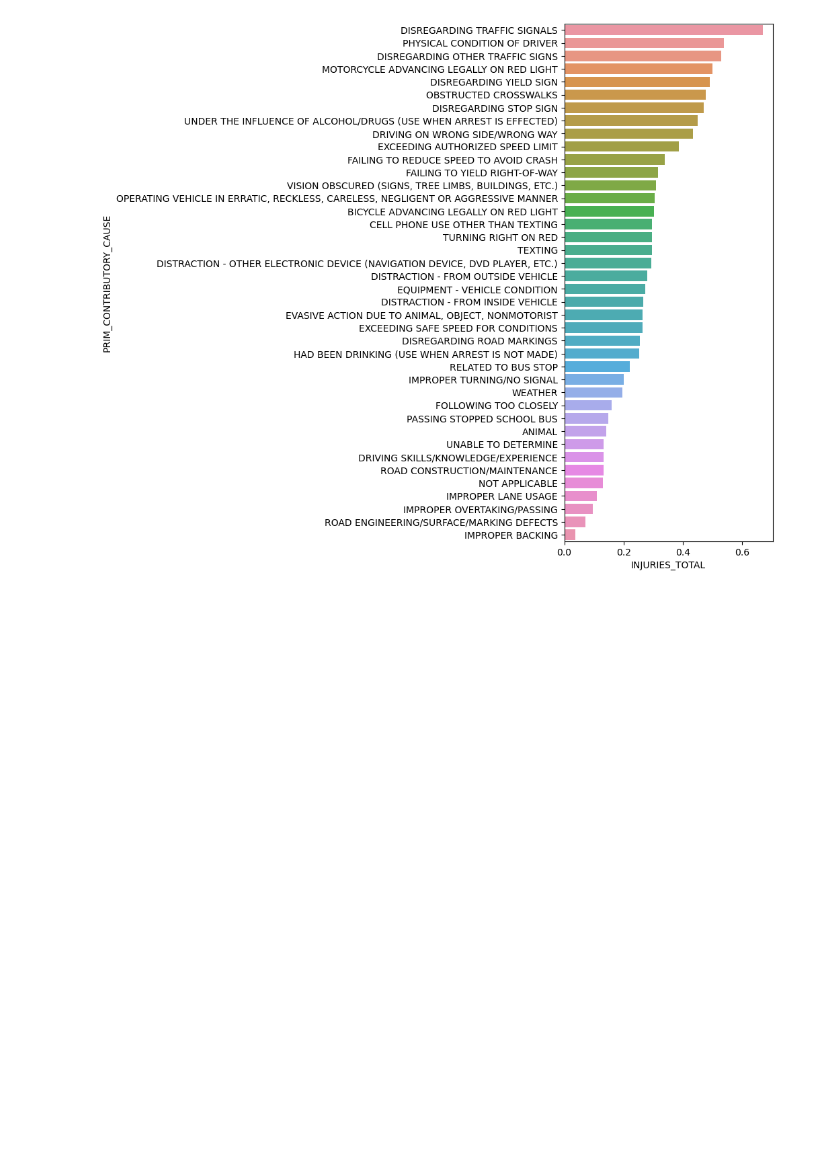
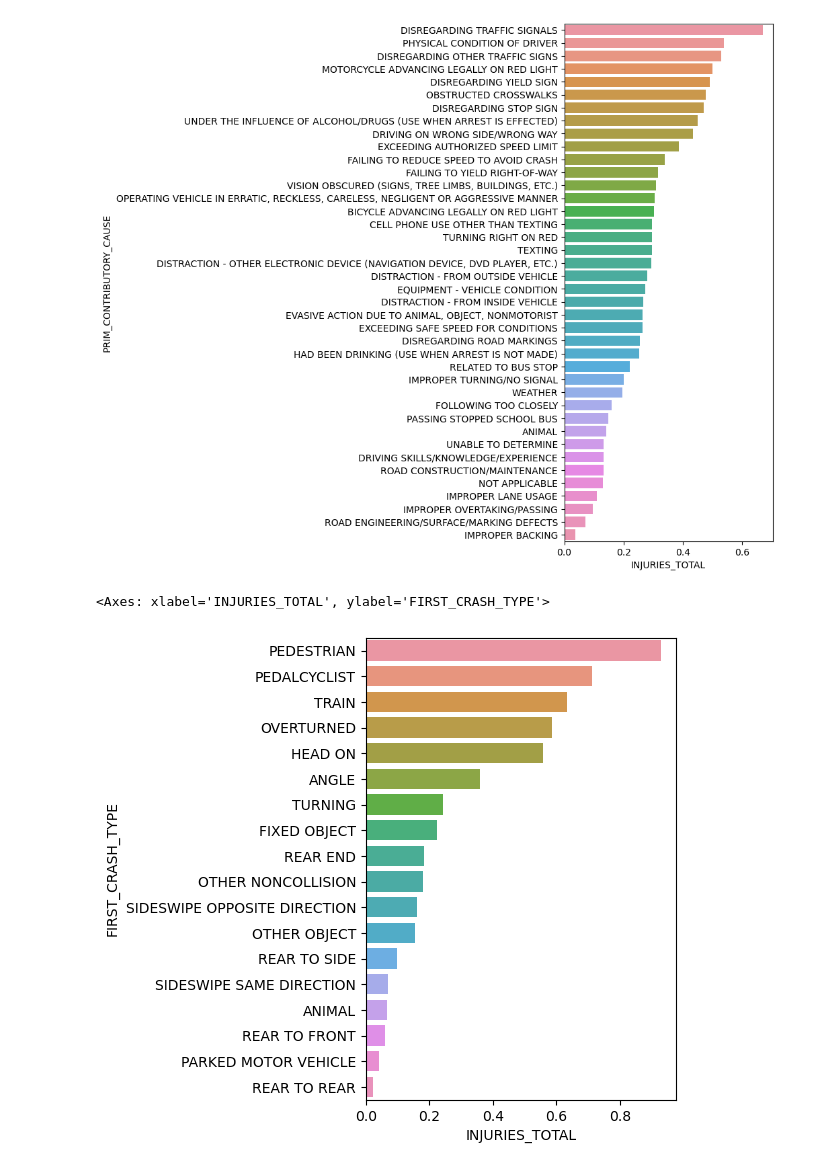
Before and after one commit to Sollen-R/DS400-Final, a Jupyter notebook: Notebooks/DS400 More Maps.ipynb, the cells around one changed output. Cells and saved outputs as stored; diff of their text form; code cells hidden in the pictures; blank space fills up the shorter version.

```diff
--- a/Notebooks/DS400 More Maps.ipynb
+++ b/Notebooks/DS400 More Maps.ipynb
@@ -74,3 +74,10 @@ sns.barplot(data=df, y='PRIM_CONTRIBUTORY_CAUSE', x='INJURIES_TOTAL', errorbar=N
 # %% [output]
 <Axes: xlabel='INJURIES_TOTAL', ylabel='PRIM_CONTRIBUTORY_CAUSE'>
 [figure]
+# %%
+fig, ax = plt.subplots(figsize=(4, 6))
+order = df.groupby('FIRST_CRASH_TYPE')['INJURIES_TOTAL'].mean().sort_values(ascending=False)
+sns.barplot(data=df, y='FIRST_CRASH_TYPE', x='INJURIES_TOTAL', errorbar=None, order=order.index)
+# %% [output]
+<Axes: xlabel='INJURIES_TOTAL', ylabel='FIRST_CRASH_TYPE'>
+[figure, added]
```
